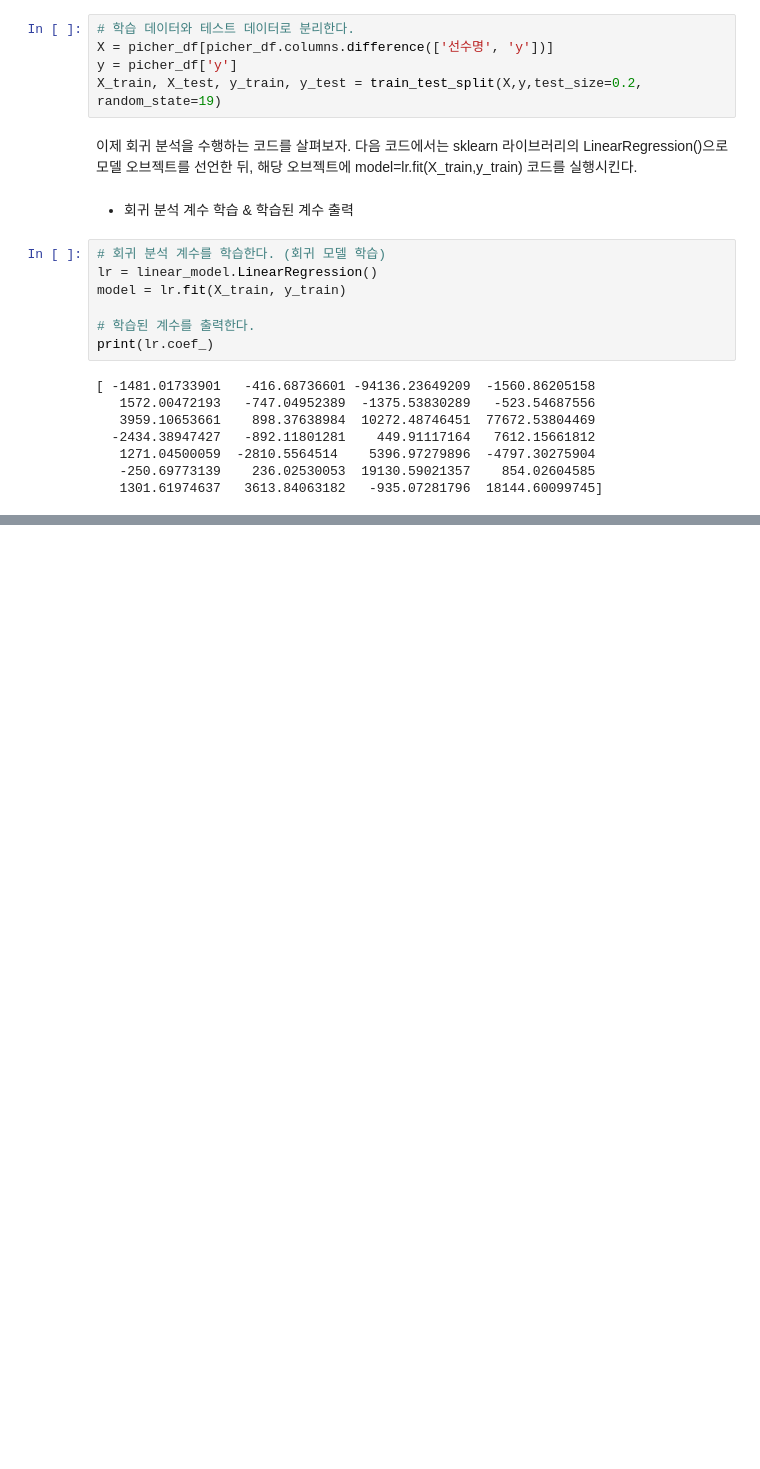
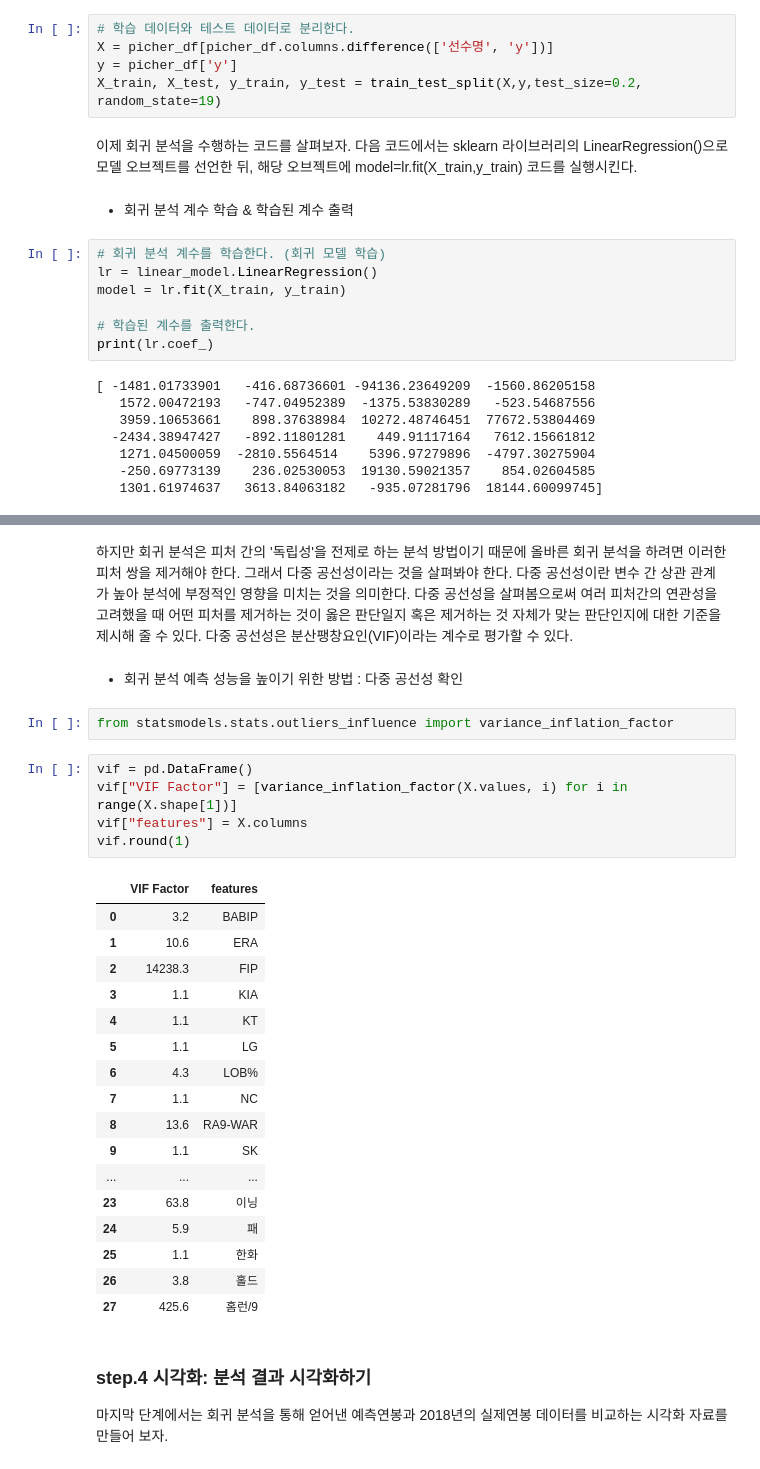
Before and after one commit to jaeyoon89/python_data_analysis, a Jupyter notebook: ch3_baseball_salary_prediction.ipynb, the cells around one changed output, grey strips where cells are left out. Drawn from its saved outputs; the diff is of its cells as text; blank space fills up the shorter version.

Commit message:
data_analysis_ch3_baseball_salary

```diff
--- a/ch3_baseball_salary_prediction.ipynb
+++ b/ch3_baseball_salary_prediction.ipynb
@@ -216,0 +366,35 @@ print(lr.coef_)
+# %% [markdown]
+하지만 회귀 분석은 피처 간의 '독립성'을 전제로 하는 분석 방법이기 때문에 올바른 회귀 분석을 하려면 이러한 피처 쌍을 제거해야 한다. 그래서 다중 공선성이라는 것을 살펴봐야 한다. 다중 공선성이란 변수 간 상관 관계가 높아 분석에 부정적인 영향을 미치는 것을 의미한다. 다중 공선성을 살펴봄으로써 여러 피처간의 연관성을 고려했을 때 어떤 피처를 제거하는 것이 옳은 판단일지 혹은 제거하는 것 자체가 맞는 판단인지에 대한 기준을 제시해 줄 수 있다.
+다중 공선성은 분산팽창요인(VIF)이라는 계수로 평가할 수 있다.
+# %% [markdown]
+- 회귀 분석 예측 성능을 높이기 위한 방법 : 다중 공선성 확인
+# %%
+from statsmodels.stats.outliers_influence import variance_inflation_factor
+# %%
+vif = pd.DataFrame()
+vif["VIF Factor"] = [variance_inflation_factor(X.values, i) for i in range(X.shape[1])]
+vif["features"] = X.columns
+vif.round(1)
+# %% [output]
+|  | VIF Factor | features |
+| 0 | 3.2 | BABIP |
+| 1 | 10.6 | ERA |
+| 2 | 14238.3 | FIP |
+| 3 | 1.1 | KIA |
+| 4 | 1.1 | KT |
+| 5 | 1.1 | LG |
+| 6 | 4.3 | LOB% |
+| 7 | 1.1 | NC |
+| 8 | 13.6 | RA9-WAR |
+| 9 | 1.1 | SK |
+| ... | ... | ... |
+| 23 | 63.8 | 이닝 |
+| 24 | 5.9 | 패 |
+| 25 | 1.1 | 한화 |
+| 26 | 3.8 | 홀드 |
+| 27 | 425.6 | 홈런/9 |
+# %% [markdown]
+### step.4 시각화: 분석 결과 시각화하기
+
+
+마지막 단계에서는 회귀 분석을 통해 얻어낸 예측연봉과 2018년의 실제연봉 데이터를 비교하는 시각화 자료를 만들어 보자.
```
Also changed, not shown: parts of 18 cells of this notebook.
